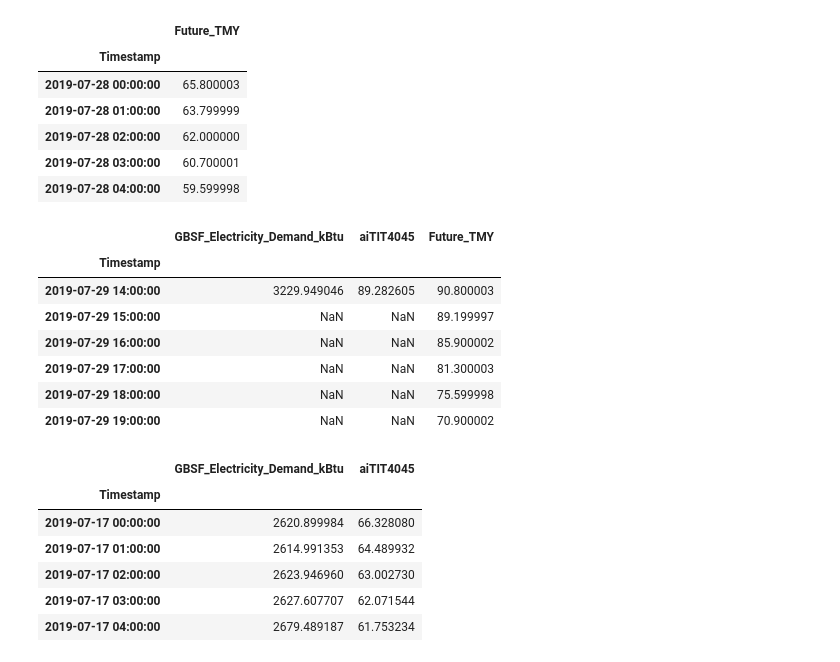
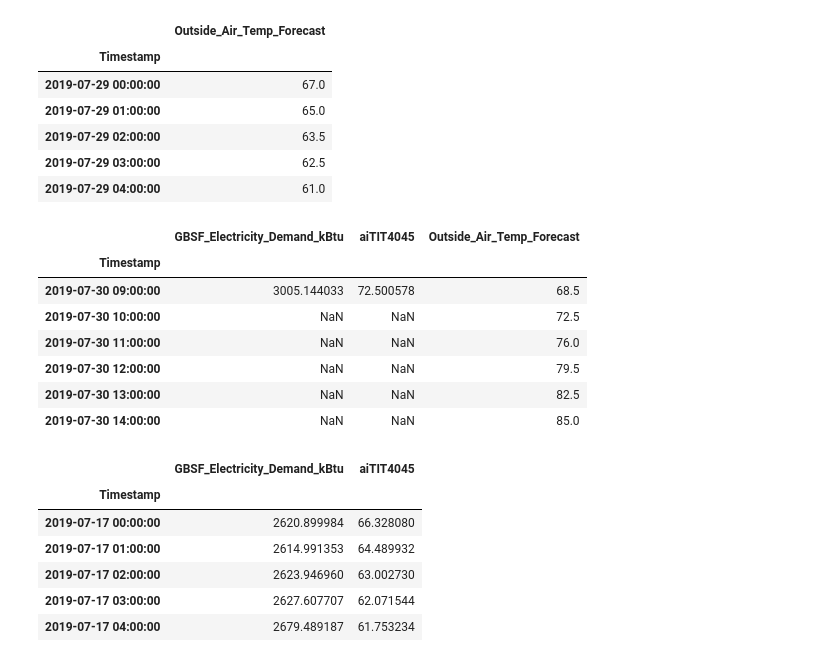
Before and after one commit to eco-data-science-team/LSTM-Anomaly-Detection, a Jupyter notebook: LSTM_Future_Predictor.ipynb, the cells around one changed output. Drawn from its saved outputs; the diff is of its cells as text; code cells hidden in the pictures.

```diff
--- a/LSTM_Future_Predictor.ipynb
+++ b/LSTM_Future_Predictor.ipynb
@@ -73,5 +69,5 @@ WebID collection complete!
 # %%
-df1 = pc.get_stream_by_point('Future_TMY', end = forecast, interval = interval, calculation = calculation)#
+df1 = pc.get_stream_by_point('Outside_Air_Temp_Forecast', end = forecast, interval = interval, calculation = calculation)#
 df1.head()
 # %% [output]
 Grabbing WebIDs ...
@@ -81,20 +77,20 @@ WebID collection complete!
-|  | Future_TMY |
+|  | Outside_Air_Temp_Forecast |
 | Timestamp |  |
-| 2019-07-28 00:00:00 | 65.800003 |
-| 2019-07-28 01:00:00 | 63.799999 |
-| 2019-07-28 02:00:00 | 62.000000 |
-| 2019-07-28 03:00:00 | 60.700001 |
-| 2019-07-28 04:00:00 | 59.599998 |
+| 2019-07-29 00:00:00 | 67.0 |
+| 2019-07-29 01:00:00 | 65.0 |
+| 2019-07-29 02:00:00 | 63.5 |
+| 2019-07-29 03:00:00 | 62.5 |
+| 2019-07-29 04:00:00 | 61.0 |
 # %%
 new_df = pd.concat([df,df1], axis = 1, sort = False)
 new_df.tail(6)
 # %% [output]
-|  | GBSF_Electricity_Demand_kBtu | aiTIT4045 | Future_TMY |
+|  | GBSF_Electricity_Demand_kBtu | aiTIT4045 | Outside_Air_Temp_Forecast |
 | Timestamp |  |  |  |
-| 2019-07-29 14:00:00 | 3229.949046 | 89.282605 | 90.800003 |
-| 2019-07-29 15:00:00 | NaN | NaN | 89.199997 |
-| 2019-07-29 16:00:00 | NaN | NaN | 85.900002 |
-| 2019-07-29 17:00:00 | NaN | NaN | 81.300003 |
-| 2019-07-29 18:00:00 | NaN | NaN | 75.599998 |
-| 2019-07-29 19:00:00 | NaN | NaN | 70.900002 |
+| 2019-07-30 09:00:00 | 3005.144033 | 72.500578 | 68.5 |
+| 2019-07-30 10:00:00 | NaN | NaN | 72.5 |
+| 2019-07-30 11:00:00 | NaN | NaN | 76.0 |
+| 2019-07-30 12:00:00 | NaN | NaN | 79.5 |
+| 2019-07-30 13:00:00 | NaN | NaN | 82.5 |
+| 2019-07-30 14:00:00 | NaN | NaN | 85.0 |
 # %%
```
Also changed, not shown: parts of 11 cells of this notebook, 9 other files.
